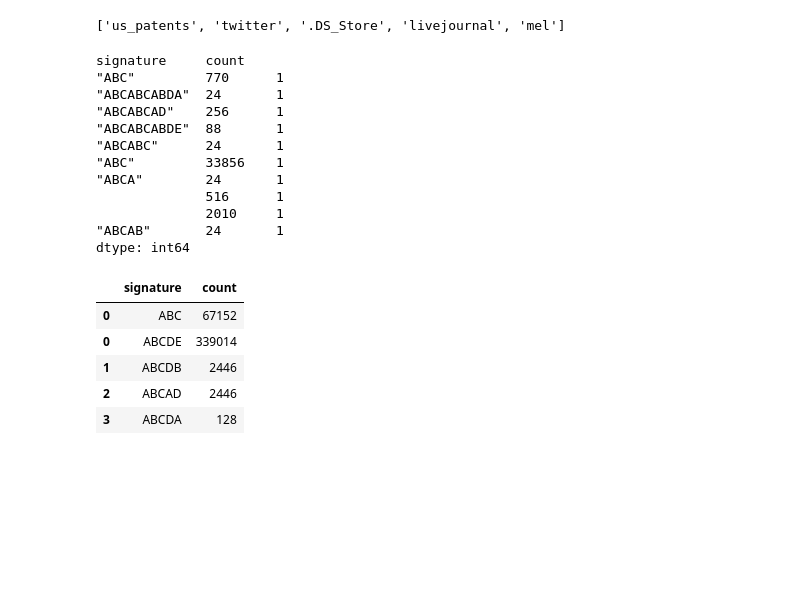
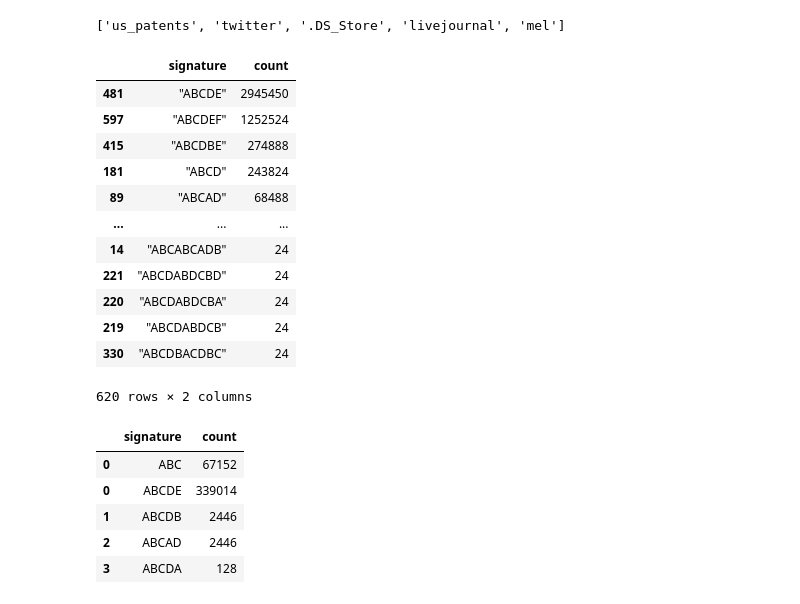
Before and after one commit to mohammadzainabbas/neo4j-pregel, a Jupyter notebook: results/result.ipynb, the cells around one changed output. Drawn from its saved outputs; the diff is of its cells as text; code cells hidden in the pictures; blank space fills up the shorter version.

```diff
--- a/results/result.ipynb
+++ b/results/result.ipynb
@@ -26,22 +26,28 @@ for d in data_dir:
     for f in csv_files:
         df[d] = df[d].append(pd.read_csv('./data/' + d + '/' + f))
 # %%
-#merge all duplicate rows in df['mel']
+#merge all duplicate rows in df['mel']. add all 'count' values against same 'signature' and remove duplicate rows
 
-df['mel'] = df['mel'].apply(lambda x: list(set(x)))
+df['mel'] = df['mel'].groupby(['signature'], as_index=False)['count'].sum()
-# %% [output]
-signature     count
-"ABC"         770      1
-"ABCABCABDA"  24       1
-"ABCABCAD"    256      1
-"ABCABCABDE"  88       1
-"ABCABC"      24       1
-"ABC"         33856    1
-"ABCA"        24       1
-              516      1
-              2010     1
-"ABCAB"       24       1
-dtype: int64
+# %%
+#extract all frequent signatures. i.e: sort by 'count' column
+df['mel'] = df['mel'].sort_values(by=['count'], ascending=False)
+# %%
+df['mel']
+# %% [output]
+|  | signature | count |
+| 481 | "ABCDE" | 2945450 |
+| 597 | "ABCDEF" | 1252524 |
+| 415 | "ABCDBE" | 274888 |
+| 181 | "ABCD" | 243824 |
+| 89 | "ABCAD" | 68488 |
+| ... | ... | ... |
+| 14 | "ABCABCADB" | 24 |
+| 221 | "ABCDABDCBD" | 24 |
+| 220 | "ABCDABDCBA" | 24 |
+| 219 | "ABCDABDCB" | 24 |
+| 330 | "ABCDBACDBC" | 24 |
+620 rows × 2 columns
 # %%
 
 # read all csv files and merge them into one dataframe
```
